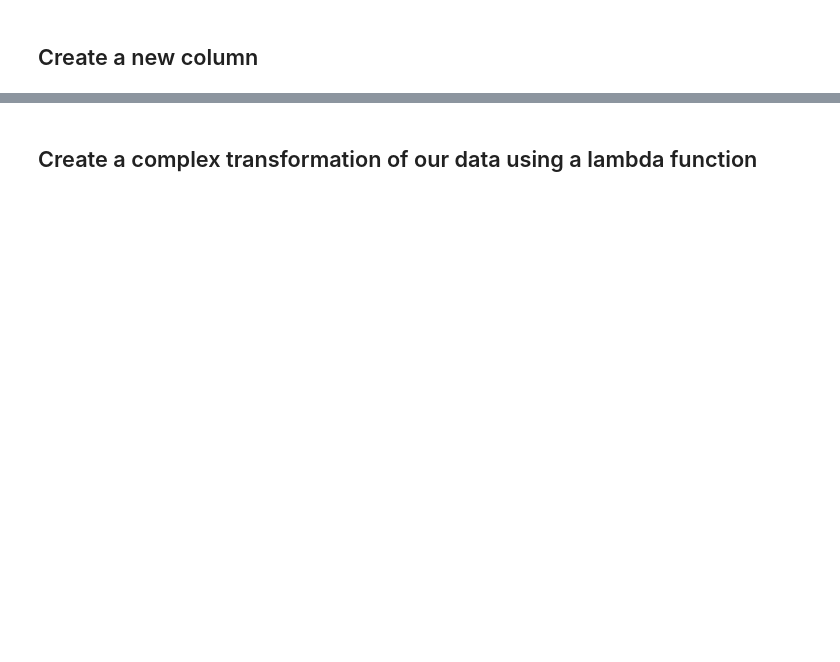
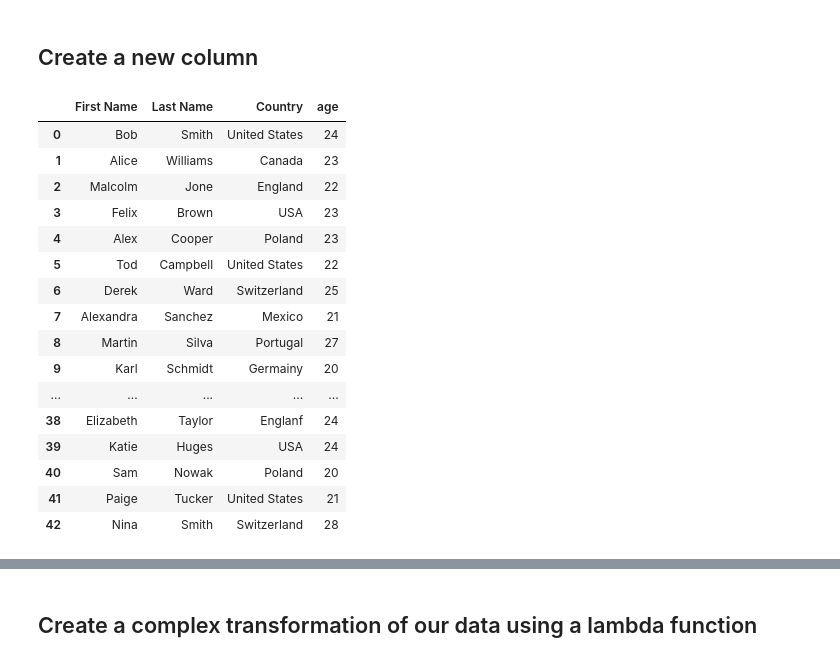
Before and after one commit to Cornell-Tech-PAML-Course-2023/0-paml-preliminaries, a Jupyter notebook: 2-ML-libraries.ipynb, the cells around one changed output, grey strips where cells are left out. Drawn from its saved outputs; the diff is of its cells as text; code cells hidden in the pictures; blank space fills up the shorter version.

```diff
--- a/2-ML-libraries.ipynb
+++ b/2-ML-libraries.ipynb
@@ -11,2 +73,22 @@
 # %% [markdown]
 ## Create a new column
+# %%
+data
+# %% [output]
+|  | First Name | Last Name | Country | age |
+| 0 | Bob | Smith | United States | 24 |
+| 1 | Alice | Williams | Canada | 23 |
+| 2 | Malcolm | Jone | England | 22 |
+| 3 | Felix | Brown | USA | 23 |
+| 4 | Alex | Cooper | Poland | 23 |
+| 5 | Tod | Campbell | United States | 22 |
+| 6 | Derek | Ward | Switzerland | 25 |
+| 7 | Alexandra | Sanchez | Mexico | 21 |
+| 8 | Martin | Silva | Portugal | 27 |
+| 9 | Karl | Schmidt | Germainy | 20 |
+| ... | ... | ... | ... | ... |
+| 38 | Elizabeth | Taylor | Englanf | 24 |
+| 39 | Katie | Huges | USA | 24 |
+| 40 | Sam | Nowak | Poland | 20 |
+| 41 | Paige | Tucker | United States | 21 |
+| 42 | Nina | Smith | Switzerland | 28 |
```
Also changed, not shown: parts of 16 cells of this notebook, 1 other file.
